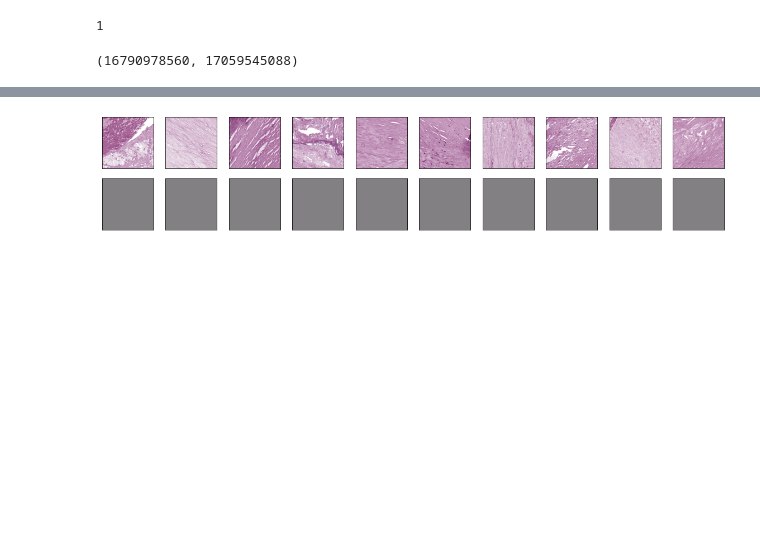
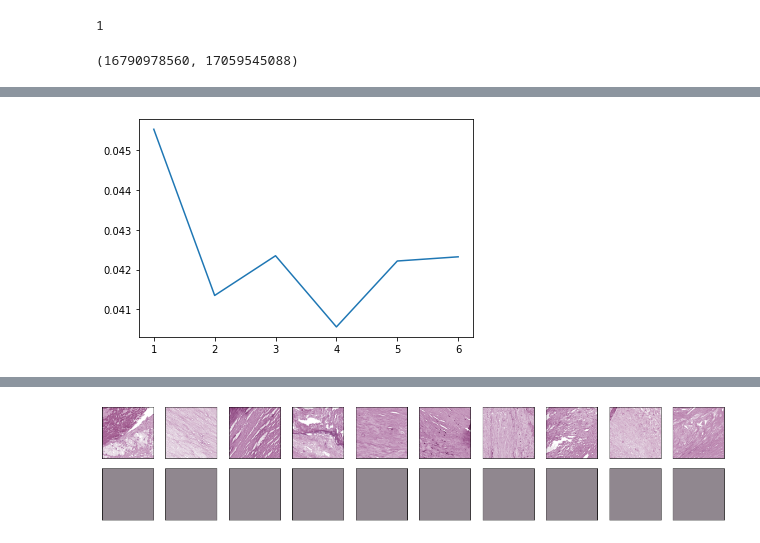
Before and after one commit to notan79/Carotid_AI, a Jupyter notebook: torch/NN/main_AE.ipynb, the cells around one changed output, grey strips where cells are left out. Drawn from its saved outputs; the diff is of its cells as text; code cells hidden in the pictures; blank space fills up the shorter version.

```diff
--- a/torch/NN/main_AE.ipynb
+++ b/torch/NN/main_AE.ipynb
@@ -20,8 +20,8 @@ torch.cuda.mem_get_info()
 (16790978560, 17059545088)
 # %%
 EPOCHS = 75 # about 3.33/hr
-LR = 1.5e-4
-WEIGHT_DECAY = 0.98
+LR = 1.5e-2
+WEIGHT_DECAY = 0.1
 BATCH_SIZE = 100
 
 # setting the correct device to train on
@@ -48,9 +48,9 @@ train_loader = torch.utils.data.DataLoader(dataset = train_set,
                                             shuffle = True,
                                             generator=torch.Generator(device=device))
 # %%
-dim3 = 45
+dim3 = 32
 encoded_dim = 8192
-rand_mat_dim = 4096
+rand_mat_dim = 4096 # try identity matrix
 # %%
 AE = AE_CNN(dim3=dim3, encoded_dim=encoded_dim, rand_mat_dim=rand_mat_dim).to(device)
 # %%
@@ -173,3 +90,12 @@ Epoch: 4 | Loss: 0.0576
+# %%
+optimizer = torch.optim.Adam(AE.parameters(), lr = LR, weight_decay = WEIGHT_DECAY)
+loss_weights = [1, 0, 0]
+early_stop_depth = 7
+verbose = 1
+
+torch.autograd.set_detect_anomaly(True)
+outputs, loss_arr = ae_train(AE, train_loader, optimizer, EPOCHS, loss_weights, early_stop_depth, verbose)
+print(loss_arr)
 # %%
 torch.save(AE.state_dict(), f'./models/ae_model_gs.pth')
 torch.save(AE.rand_mat, f'./models/ae_model_rand_mat.pth')
@@ -181,3 +105,10 @@ done
+# %%
+ep = [x+1 for x in range(len(loss_arr))]
+plt.plot(ep, loss_arr)
+plt.xticks(ep)
+plt.show()
+# %% [output]
+[figure, added]
 # %%
 print(torch.cuda.mem_get_info())
 torch.cuda.empty_cache()
```
Also changed, not shown: parts of 11 cells of this notebook, 3 other files.
